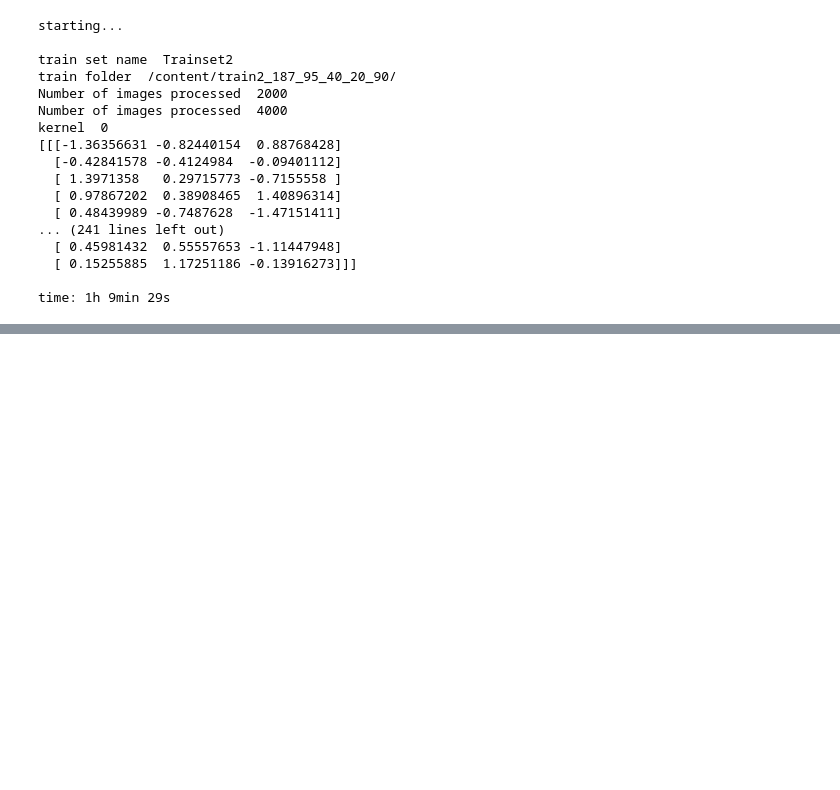
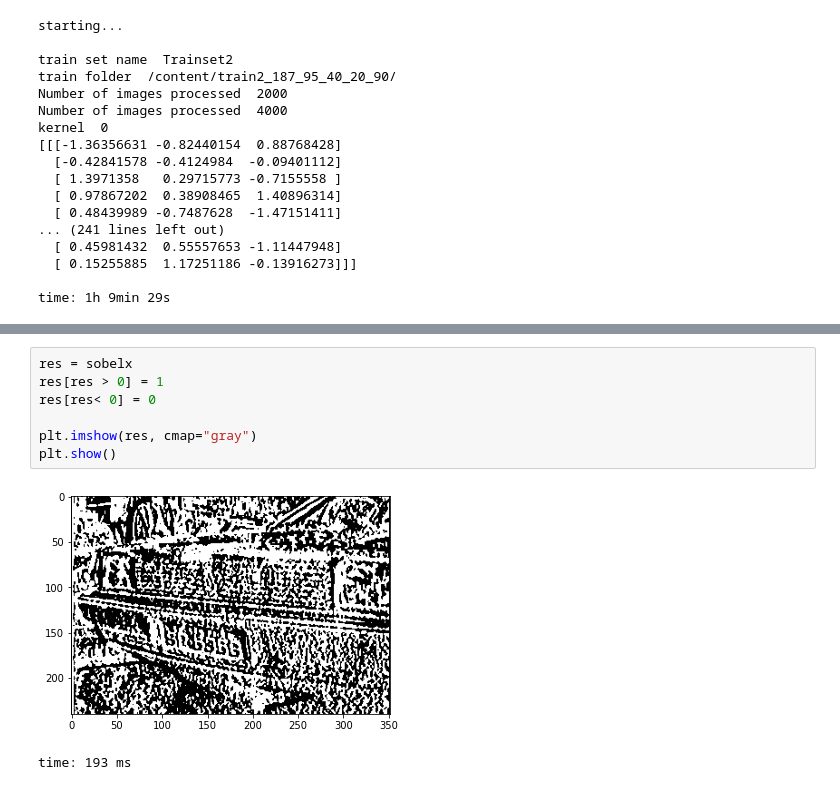
Before and after one commit to aissahm/image_analysis, a Jupyter notebook: project_1_parallele_running_1.ipynb, the cells around one changed output, grey strips where cells are left out. Cells and saved outputs as stored; diff of their text form; blank space fills up the shorter version.

```diff
--- a/project_1_parallele_running_1.ipynb
+++ b/project_1_parallele_running_1.ipynb
@@ -1786,0 +1893,10 @@ time: 1h 9min 29s
+# %%
+res = sobelx
+res[res > 0] = 1
+res[res< 0] = 0
+
+plt.imshow(res, cmap="gray")
+plt.show()
+# %% [output]
+[figure, added]
+time: 193 ms
```
Also changed, not shown: parts of 7 cells of this notebook.
